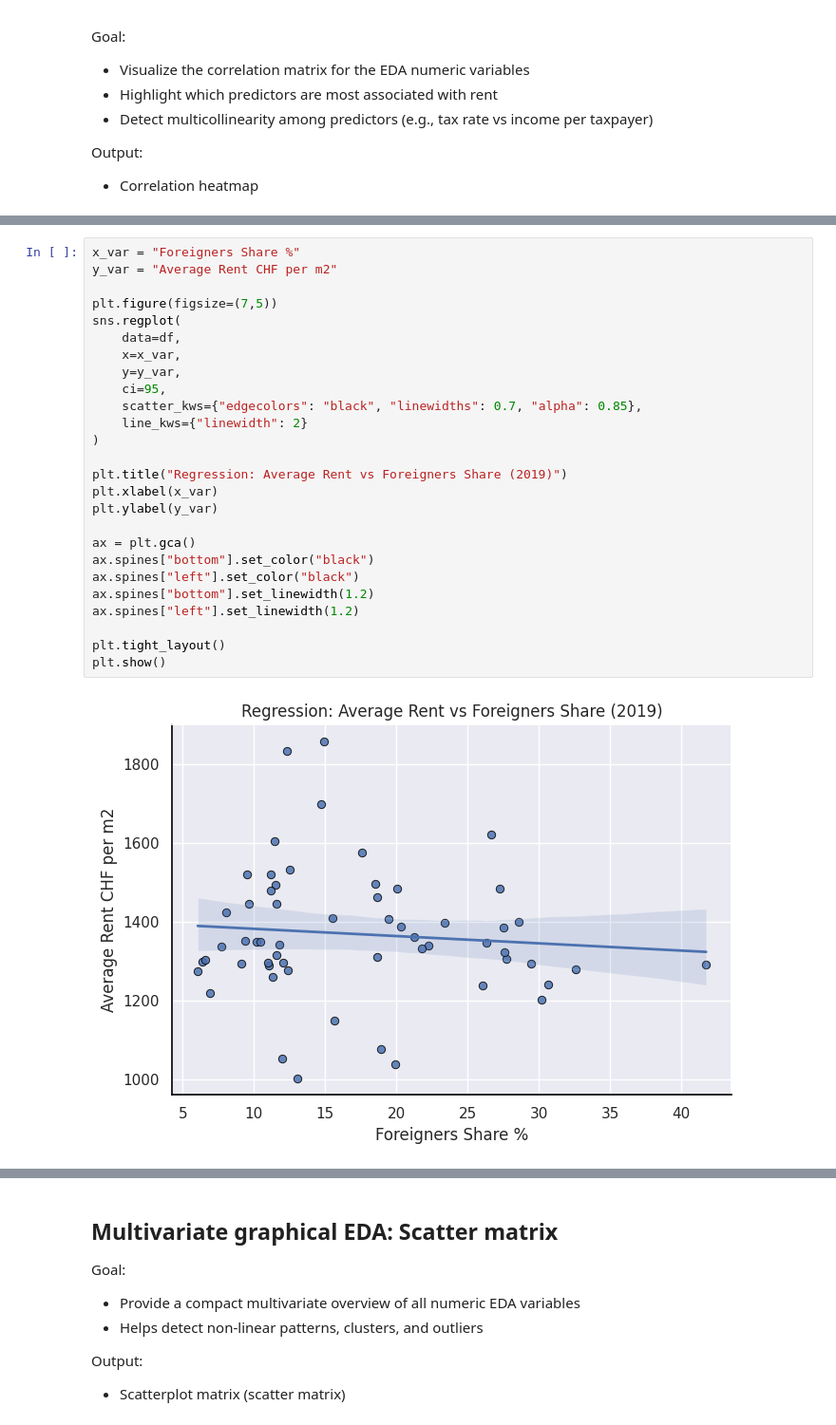
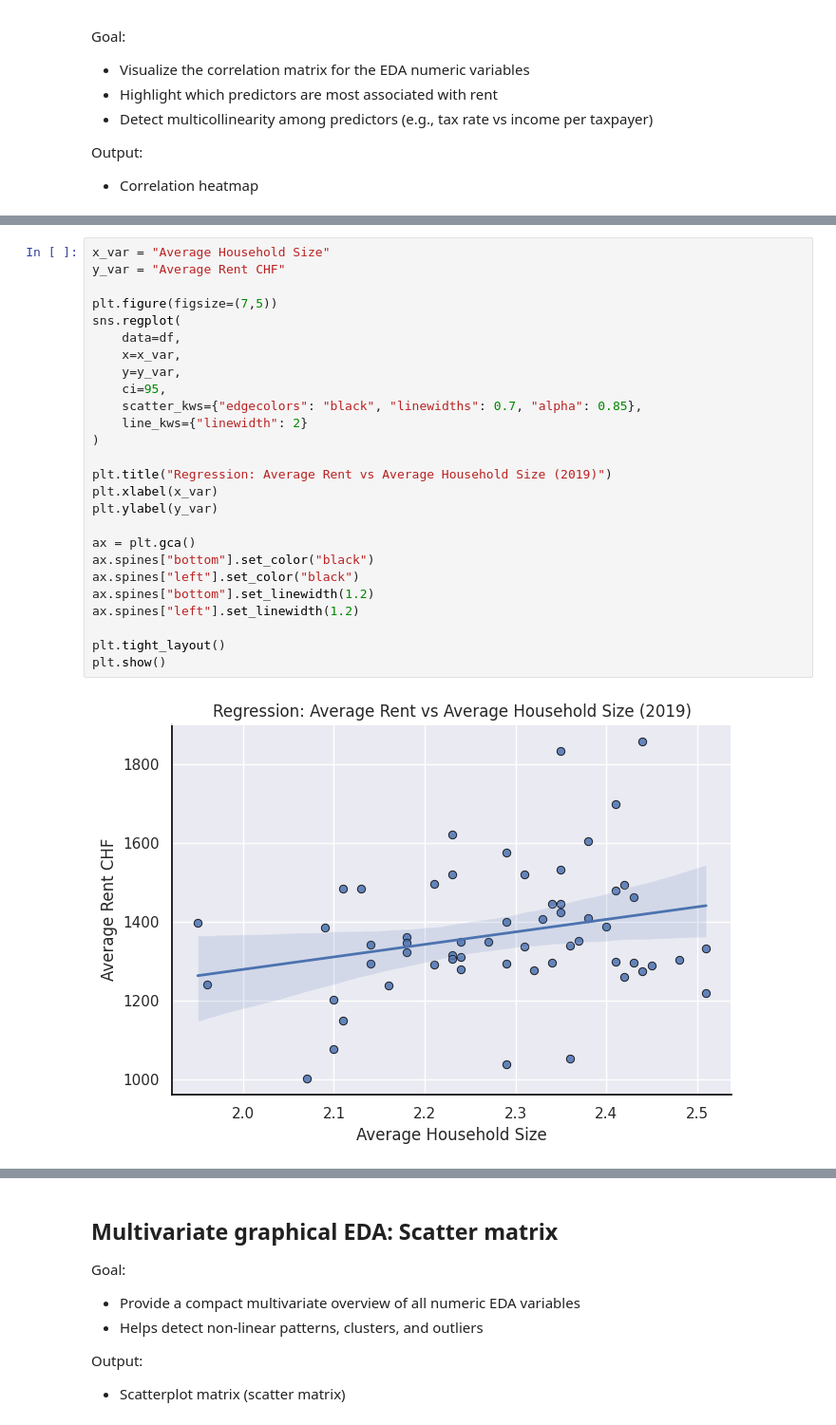
Before and after one commit to hamedamini-zhaw/ARM_Gruppe-5, a Jupyter notebook: 03 - EDA/EDA.ipynb, the cells around one changed output, grey strips where cells are left out. Shown at 95% size. Cells and saved outputs as stored; diff of their text form.

```diff
--- a/03 - EDA/EDA.ipynb
+++ b/03 - EDA/EDA.ipynb
@@ -921,28 +961,28 @@ Output:
 # %%
-x_var = "Foreigners Share %"
-y_var = "Average Rent CHF per m2"
+x_var = "Average Household Size"
+y_var = "Average Rent CHF"
 
 plt.figure(figsize=(7,5))
 sns.regplot(
     data=df,
     x=x_var,
     y=y_var,
     ci=95,
     scatter_kws={"edgecolors": "black", "linewidths": 0.7, "alpha": 0.85},
     line_kws={"linewidth": 2}
 )
 
-plt.title("Regression: Average Rent vs Foreigners Share (2019)")
+plt.title("Regression: Average Rent vs Average Household Size (2019)")
 plt.xlabel(x_var)
 plt.ylabel(y_var)
 
 ax = plt.gca()
 ax.spines["bottom"].set_color("black")
 ax.spines["left"].set_color("black")
 ax.spines["bottom"].set_linewidth(1.2)
 ax.spines["left"].set_linewidth(1.2)
 
 plt.tight_layout()
 plt.show()
 # %% [output]
-[figure, old version]
+[figure, new version]
```
Also changed, not shown: parts of 38 cells of this notebook, 59 other files.
